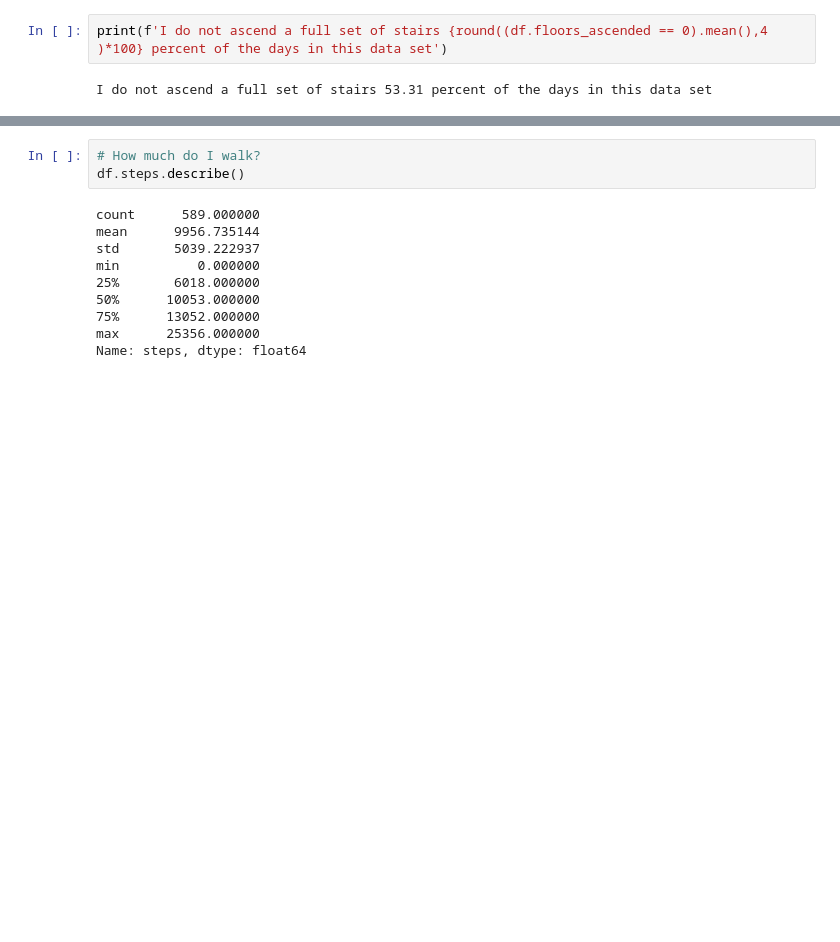
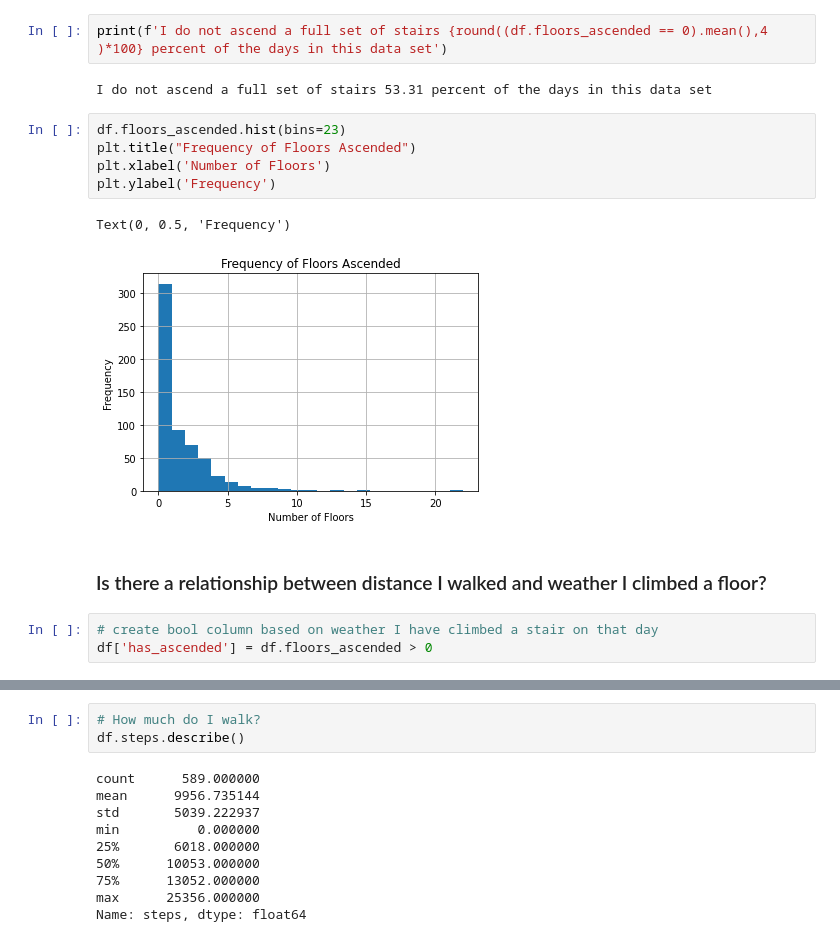
Before and after one commit to noahmelngailis/time_series_steps_project, a Jupyter notebook: time_sereis.ipynb, the cells around one changed output, grey strips where cells are left out. Drawn from its saved outputs; the diff is of its cells as text; blank space fills up the shorter version.

```diff
--- a/time_sereis.ipynb
+++ b/time_sereis.ipynb
@@ -108,3 +140,16 @@ Text(0.5, 1.0, 'How many floors do I walk up?')
 print(f'I do not ascend a full set of stairs {round((df.floors_ascended == 0).mean(),4 )*100} percent of the days in this data set')
 # %% [output]
 I do not ascend a full set of stairs 53.31 percent of the days in this data set
+# %%
+df.floors_ascended.hist(bins=23)
+plt.title("Frequency of Floors Ascended")
+plt.xlabel('Number of Floors')
+plt.ylabel('Frequency')
+# %% [output]
+Text(0, 0.5, 'Frequency')
+[figure, added]
+# %% [markdown]
+### Is there a relationship between distance I walked and weather I climbed a floor?
+# %%
+# create bool column based on weather I have climbed a stair on that day
+df['has_ascended'] = df.floors_ascended > 0
```
Also changed, not shown: parts of 18 cells of this notebook.
